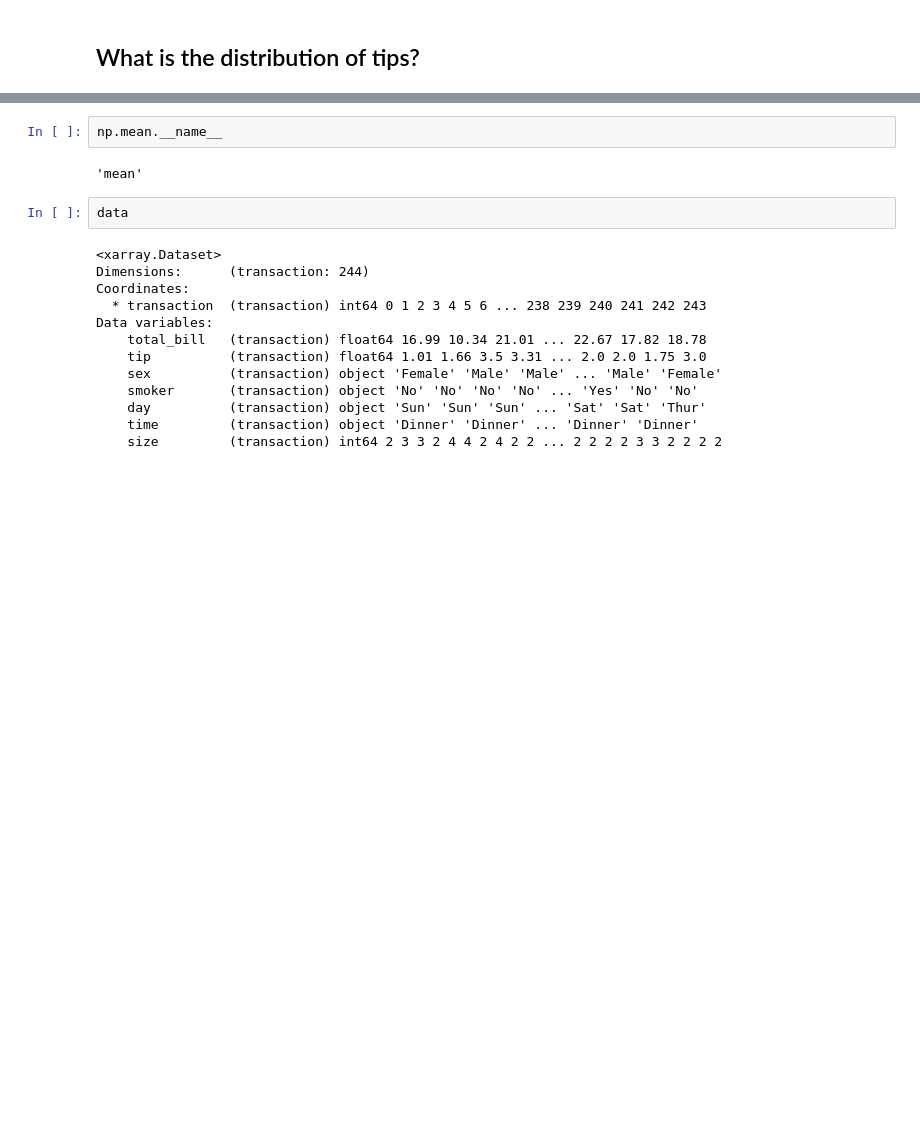
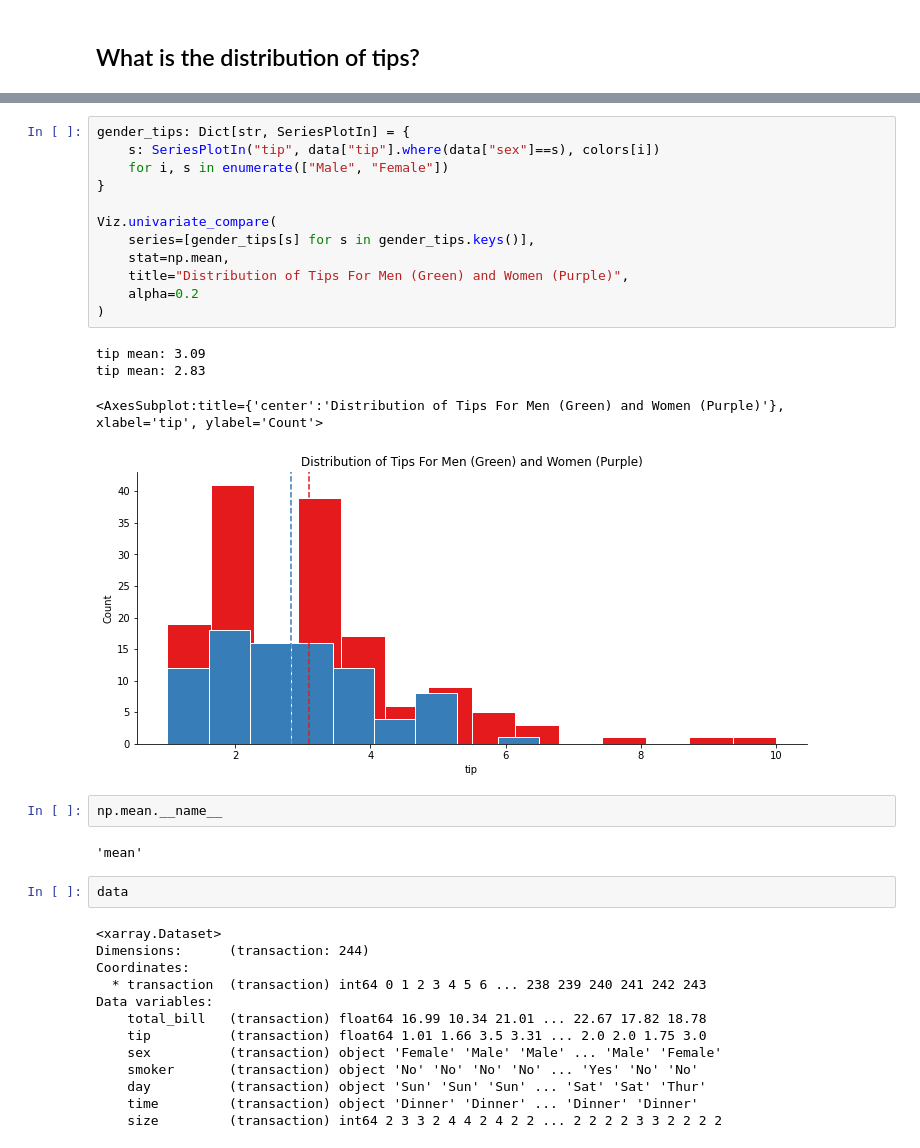
Before and after one commit to choct155/statsConcepts, a Jupyter notebook: notebooks/Regression.ipynb, the cells around one changed output, grey strips where cells are left out. Saved outputs shown, nothing was run; the diff lists cells and outputs as text; blank space fills up the shorter version.

```diff
--- a/notebooks/Regression.ipynb
+++ b/notebooks/Regression.ipynb
@@ -60,3 +92,20 @@ compare = overall_d.univariate_compare(
+# %%
+gender_tips: Dict[str, SeriesPlotIn] = {
+    s: SeriesPlotIn("tip", data["tip"].where(data["sex"]==s), colors[i])
+    for i, s in enumerate(["Male", "Female"])
+}
+
+Viz.univariate_compare(
+    series=[gender_tips[s] for s in gender_tips.keys()],
+    stat=np.mean,
+    title="Distribution of Tips For Men (Green) and Women (Purple)",
+    alpha=0.2
+)
+# %% [output]
+tip mean: 3.09
+tip mean: 2.83
+<AxesSubplot:title={'center':'Distribution of Tips For Men (Green) and Women (Purple)'}, xlabel='tip', ylabel='Count'>
+[figure, added]
 # %%
 np.mean.__name__
 # %% [output]
```
Also changed, not shown: parts of 26 cells of this notebook, 7 other files.
